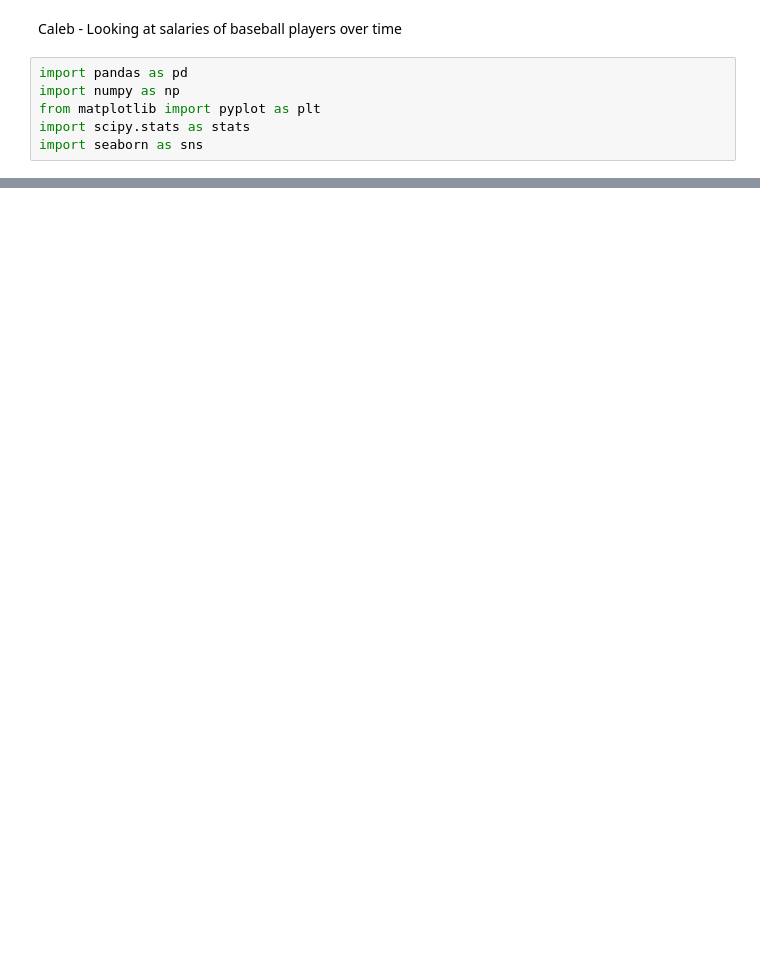
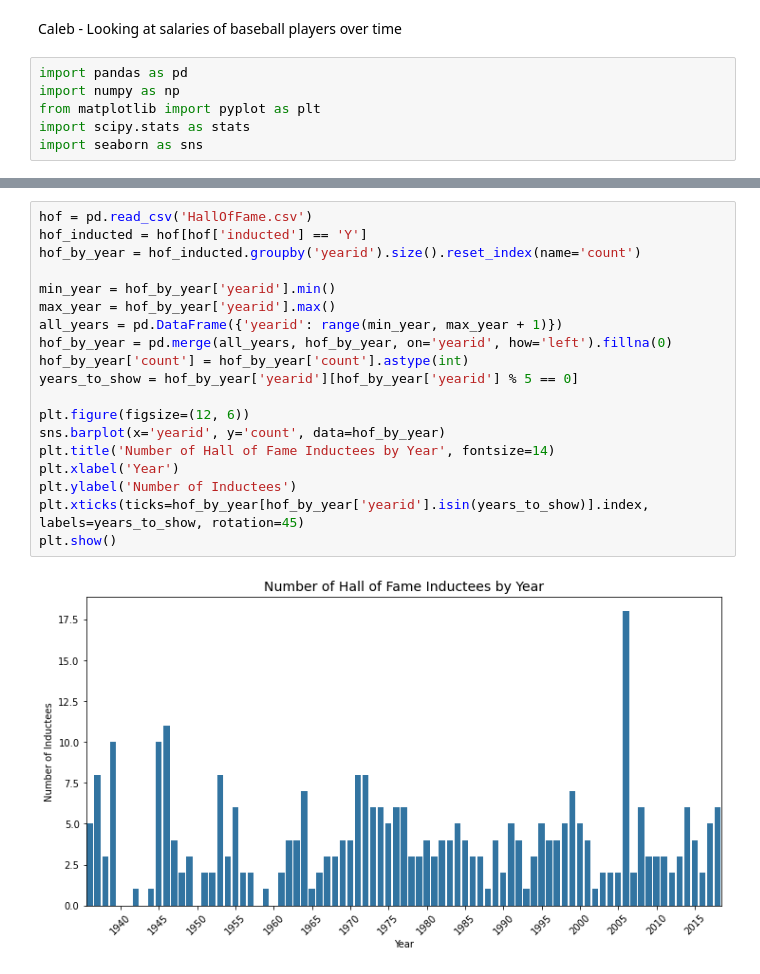
Before and after one commit to calebkartchner2002/project1, a Jupyter notebook: project1.ipynb, the cells around one changed output, grey strips where cells are left out. Saved outputs shown, nothing was run; the diff lists cells and outputs as text; blank space fills up the shorter version.

```diff
--- a/project1.ipynb
+++ b/project1.ipynb
@@ -34,0 +34,21 @@ Passing `palette` without assigning `hue` is deprecated and will be removed in v
+# %%
+hof = pd.read_csv('HallOfFame.csv')
+hof_inducted = hof[hof['inducted'] == 'Y']
+hof_by_year = hof_inducted.groupby('yearid').size().reset_index(name='count')
+
+min_year = hof_by_year['yearid'].min()
+max_year = hof_by_year['yearid'].max()
+all_years = pd.DataFrame({'yearid': range(min_year, max_year + 1)})
+hof_by_year = pd.merge(all_years, hof_by_year, on='yearid', how='left').fillna(0)
+hof_by_year['count'] = hof_by_year['count'].astype(int)
+years_to_show = hof_by_year['yearid'][hof_by_year['yearid'] % 5 == 0]
+
+plt.figure(figsize=(12, 6))
+sns.barplot(x='yearid', y='count', data=hof_by_year)
+plt.title('Number of Hall of Fame Inductees by Year', fontsize=14)
+plt.xlabel('Year')
+plt.ylabel('Number of Inductees')
+plt.xticks(ticks=hof_by_year[hof_by_year['yearid'].isin(years_to_show)].index, labels=years_to_show, rotation=45)
+plt.show()
+# %% [output]
+[figure, added]
```
Also changed, not shown: parts of 2 cells of this notebook.
